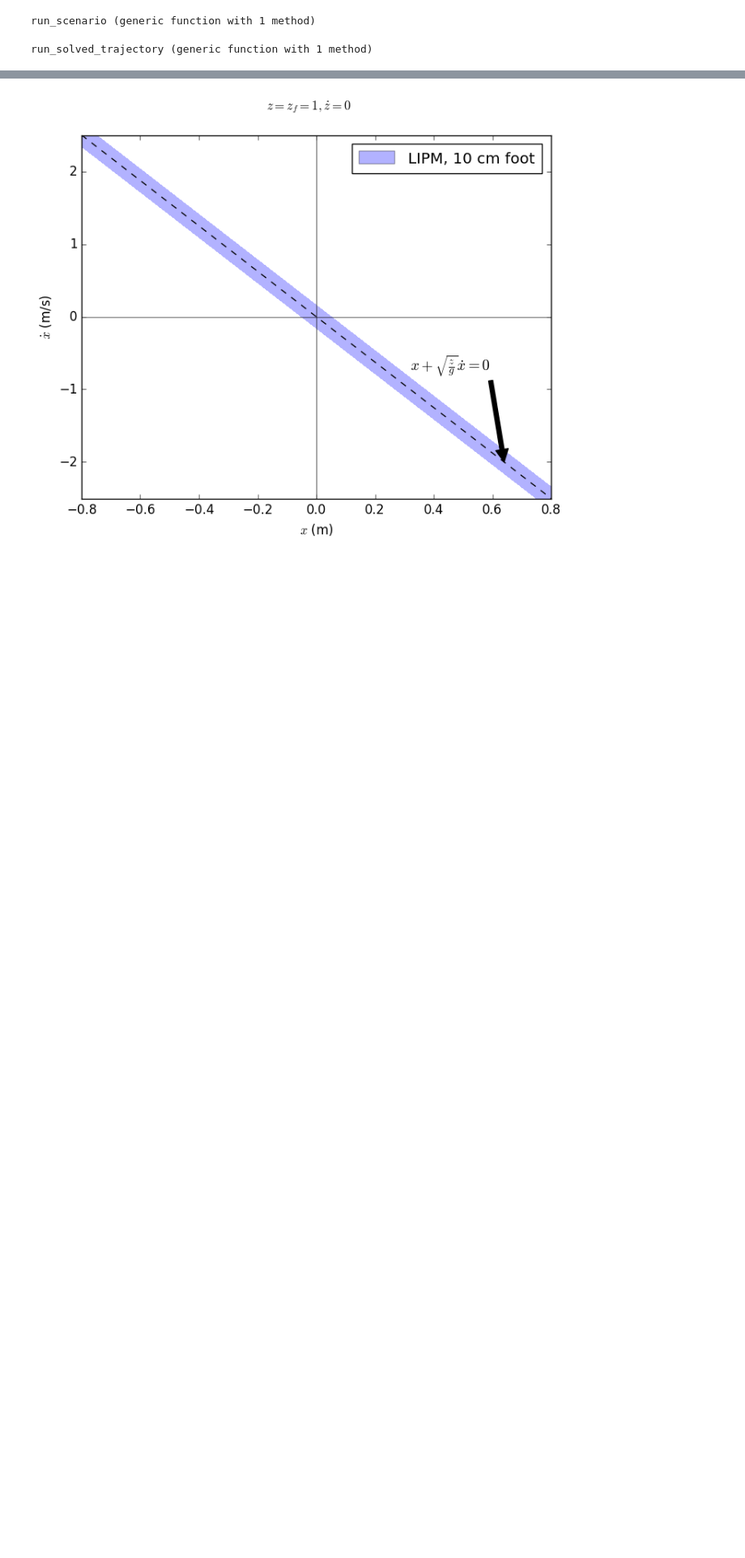
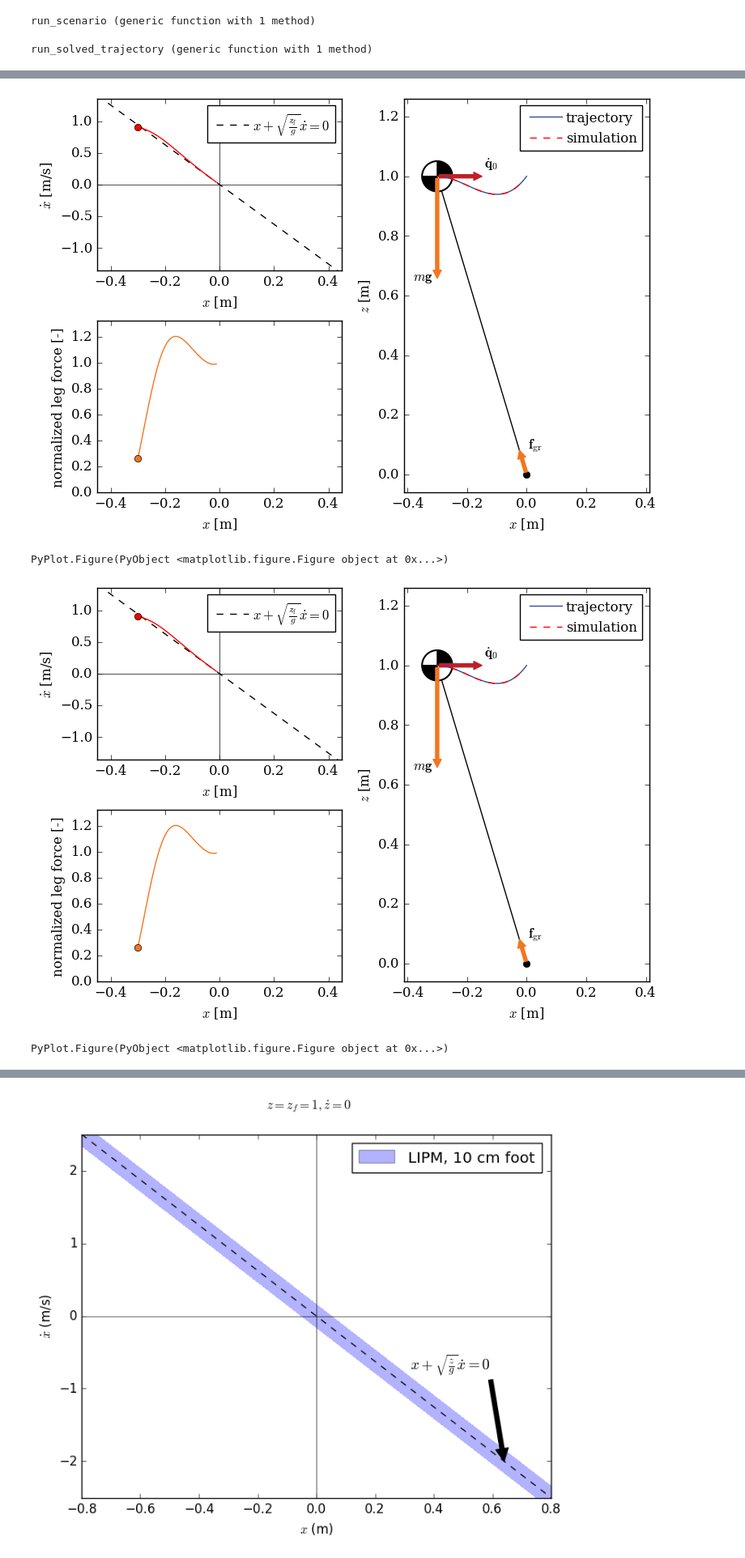
Before and after one commit to tkoolen/VariableHeightInvertedPendulum, a Jupyter notebook: notebook/VariableHeightInvertedPendulum.ipynb, the cells around one changed output, grey strips where cells are left out. Shown at 81% size. Drawn from its saved outputs; the diff is of its cells as text; code cells hidden in the pictures; blank space fills up the shorter version.

Commit message:
static figure option instead of test, used for paper figures

```diff
--- a/notebook/VariableHeightInvertedPendulum.ipynb
+++ b/notebook/VariableHeightInvertedPendulum.ipynb
@@ -7,17 +7,17 @@ using Polynomials
 using ForwardDiff
 # using ODE
 # %%
-test = true
+staticplot = true
 g = 9.8
 x0 = -0.3
 z0 = 1.
 zd0 = 0.
 zf = 1.
-orbital_energies = test ? Dict("Eo_negative" => 0.) : Dict("Eo_negative" => -0.1, "Eo_zero" => 0., "Eo_positive" => 0.1);
+orbital_energies = staticplot ? Dict("Eo_negative" => 0.) : Dict("Eo_negative" => -0.1, "Eo_zero" => 0., "Eo_positive" => 0.1);
 # %%
 function run_scenario(scenario::Scenario; kwargs...)
     filename = "/Users/twan/Documents/MIT/presentations/160606 dynamic walking/video/$(scenario.model.name)_$(scenario.name).mp4"
-    sim_movie(scenario.model, scenario.initial_conditions, filename; test = test, kwargs...)
+    sim_movie(scenario.model, scenario.initial_conditions, filename; staticplot = staticplot, kwargs...)
 end
 # %% [output]
 run_scenario (generic function with 1 method)
@@ -61,2 +54,2 @@ PyPlot.Figure(PyObject <matplotlib.figure.Figure object at 0x...>)
 # %%
-run_solved_trajectory("test", x0, 0.1, 1., zd0; show_region = true)
+# run_solved_trajectory("test", x0, 0.1, 1., zd0; show_region = true)
@@ -67,4 +55,0 @@ Warning: dt < minstep.  Stopping.
-# %%
-run_solved_trajectory("fast", x0, z0, 1., zd0)
-run_solved_trajectory("slow", x0, z0, 0.9, zd0)
-run_solved_trajectory("too_slow", x0, z0, 0.8, zd0)
@@ -83,0 +56,12 @@ PyPlot.Figure(PyObject <matplotlib.figure.Figure object at 0x...>)
+# %%
+slow = run_solved_trajectory("slow", x0, z0, 0.9, zd0)
+figure(slow[:number]); savefig("../figures/variable_height_slow.pdf");
+fast = run_solved_trajectory("fast", x0, z0, 1.0, zd0)
+figure(fast[:number]); savefig("../figures/variable_height_fast.pdf");
+too_slow = run_solved_trajectory("too_slow", x0, z0, 0.8, zd0)
+figure(too_slow[:number]); savefig("../figures/variable_height_too_slow.pdf");
+# %% [output]
+[figure, added]
+PyPlot.Figure(PyObject <matplotlib.figure.Figure object at 0x...>)
+[figure, added]
+PyPlot.Figure(PyObject <matplotlib.figure.Figure object at 0x...>)
```
Also changed, not shown: parts of 5 cells of this notebook, 1 other file.
